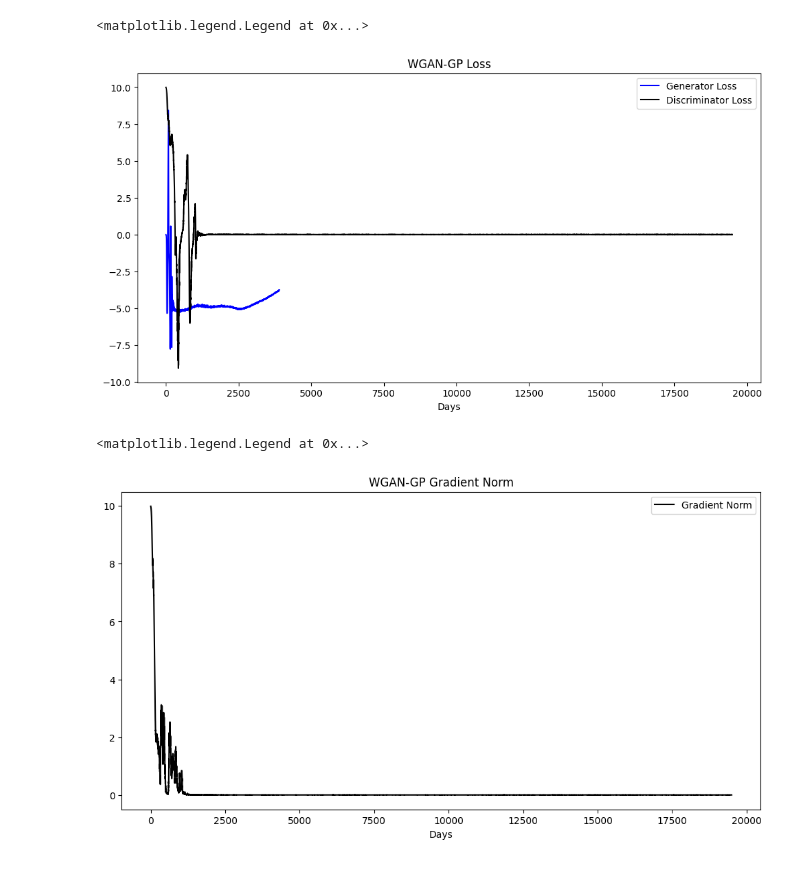
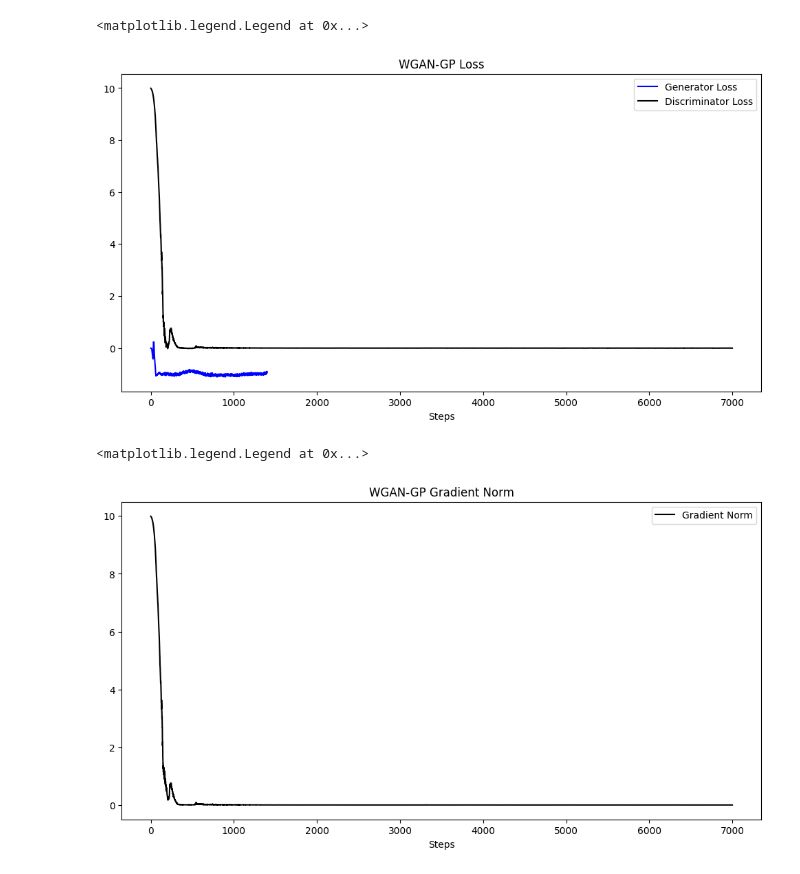
Before and after one commit to dinht210/wgan-gp-for-sp, a Jupyter notebook: demo.ipynb, the cells around one changed output. Saved outputs shown, nothing was run; the diff lists cells and outputs as text; code cells hidden in the pictures.

```diff
--- a/demo.ipynb
+++ b/demo.ipynb
@@ -243,7 +243,7 @@ def one_hot_encoding(train_df, test_df):
     #         encoding[cat] = 0
     # return encoding
 # %%
-csv_path = 'data/pltr_aapl_msft.csv'
+csv_path = 'data/1yr/financial_stocks_1y.csv'
 
 df = pd.read_csv(csv_path)
 df = df.dropna()
@@ -366,22 +366,22 @@ Epoch [100/100] | D Loss: -0.0023 | G Loss: -3.7434 | GP: 0.0011 | Grad Norm: 1.
 # %%
 plt.figure(figsize = (12, 6))
 plt.plot(trainer.losses['g'], color = 'blue', label = 'Generator Loss')
 plt.plot(trainer.losses['d'], color = 'black', label = 'Discriminator Loss')
 plt.title('WGAN-GP Loss')
-plt.xlabel('Days')
+plt.xlabel('Steps')
 plt.legend(loc = 'upper right')
 # %% [output]
 <matplotlib.legend.Legend at 0x...>
-[figure, old version]
+[figure, new version]
 # %%
 plt.figure(figsize = (12, 6))
 plt.plot(trainer.losses['gp'], color = 'black', label = 'Gradient Norm')
 plt.title('WGAN-GP Gradient Norm')
-plt.xlabel('Days')
+plt.xlabel('Steps')
 plt.legend(loc = 'upper right')
 # %% [output]
 <matplotlib.legend.Legend at 0x...>
-[figure, old version]
+[figure, new version]
 # %%
 generator.eval()
 y_train_pred = generator(x_train_slide.to(device))
```
Also changed, not shown: parts of 6 cells of this notebook, 22 other files.
